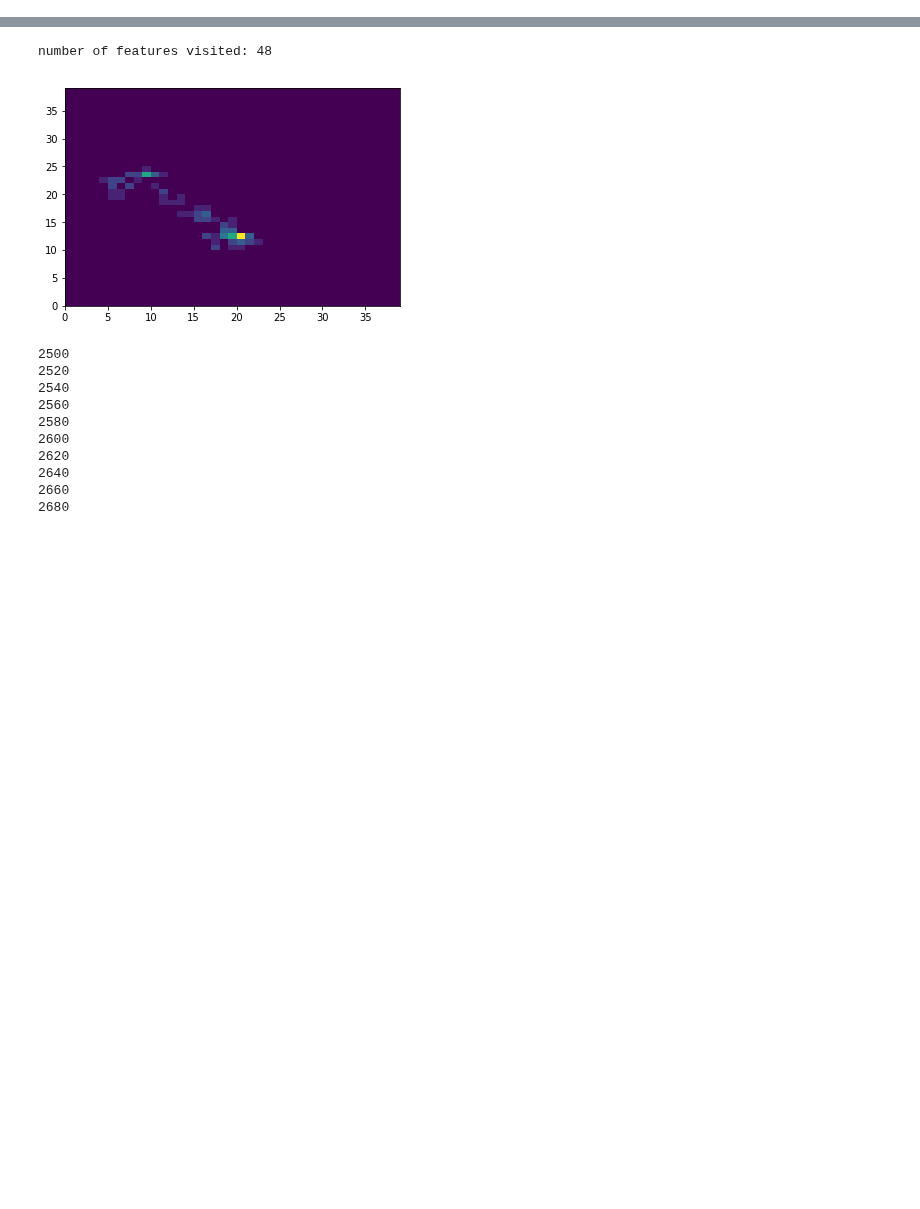
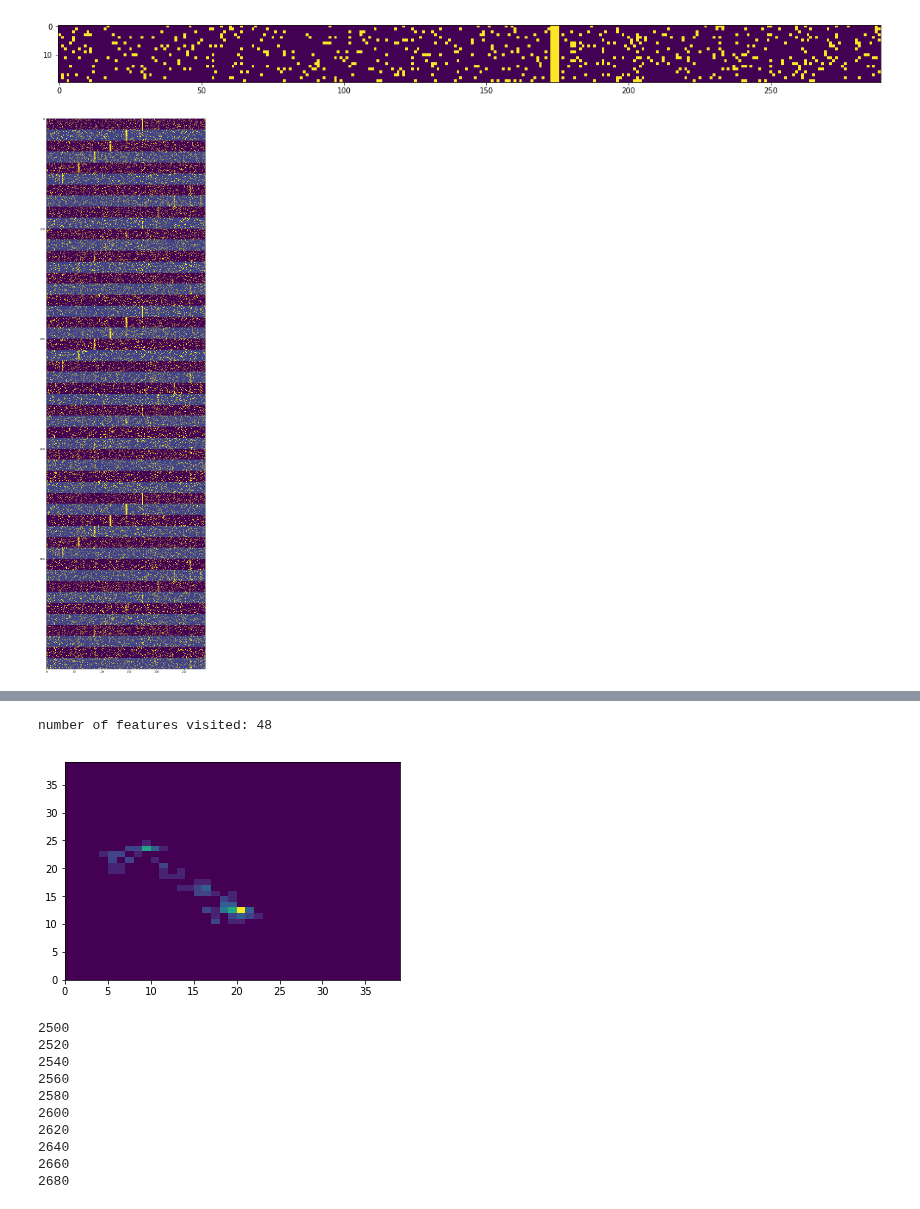
Before and after one commit to mirkoklukas/htmresearch, a Jupyter notebook: projects/gridcells/jupyter/context_integration/Position Estimate.ipynb, the cells around one changed output, grey strips where cells are left out. Drawn from its saved outputs; the diff is of its cells as text; code cells hidden in the pictures; blank space fills up the shorter version.

```diff
--- a/projects/gridcells/jupyter/context_integration/Position Estimate.ipynb
+++ b/projects/gridcells/jupyter/context_integration/Position Estimate.ipynb
@@ -38,0 +99,19 @@ for i in range(10):
+# %%
+CL.clear()
+CL.extend(zero, F[0])
+T = 1500
+for t in range(T):
+    CL.extend(dx , F[1 + t%9])
+
+plt.figure(figsize=(20,10))
+plt.imshow(CL.layer)
+plt.show()
+
+plt.figure(figsize=(40,40))
+img = np.concatenate([CL.explore(-t*dx, mentally=True) + (t%2)*0.2 for t in range(0,50)], axis=0)
+plt.imshow(img,
+           cmap="viridis", vmin=0, vmax=1)
+plt.show()
+# %% [output]
+[figure, added]
+[figure, added]
```
Also changed, not shown: parts of 6 cells of this notebook, 1 other file.
